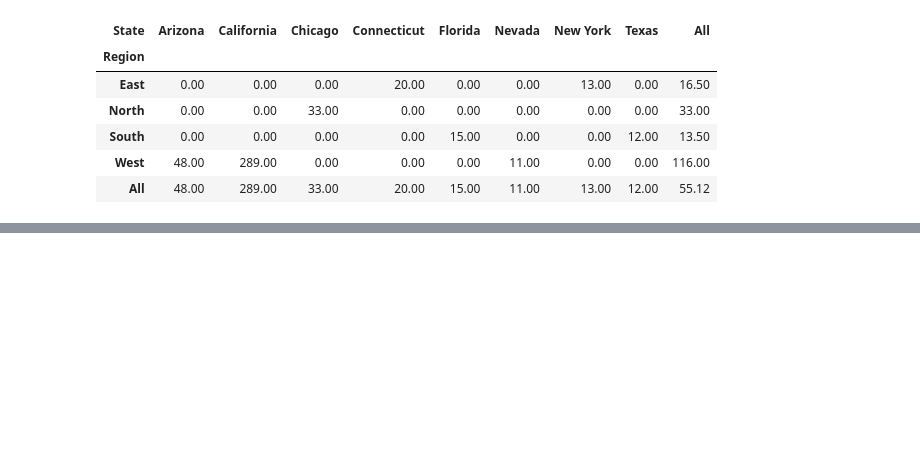
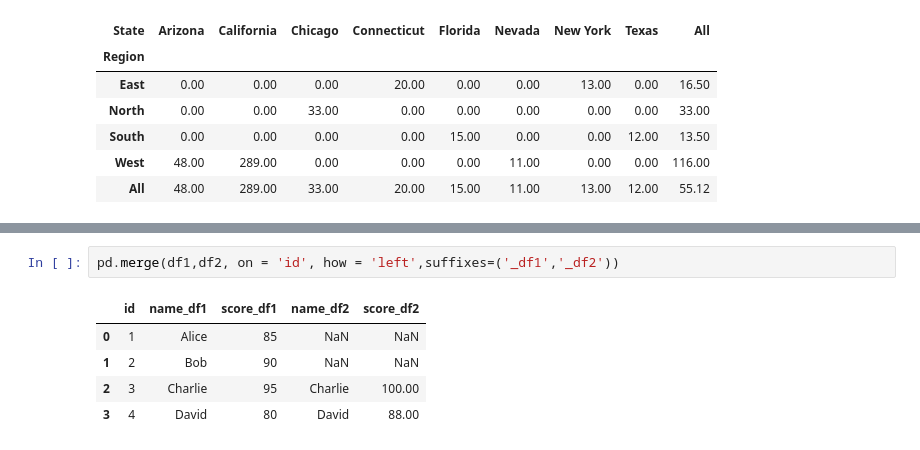
Before and after one commit to aishwarya-12/Anaconda_pratice, a Jupyter notebook: pandas_practice.ipynb, the cells around one changed output, grey strips where cells are left out. Drawn from its saved outputs; the diff is of its cells as text; blank space fills up the shorter version.

```diff
--- a/pandas_practice.ipynb
+++ b/pandas_practice.ipynb
@@ -554,0 +597,8 @@ pd.pivot_table(
+# %%
+pd.merge(df1,df2, on = 'id', how = 'left',suffixes=('_df1','_df2'))
+# %% [output]
+|  | id | name_df1 | score_df1 | name_df2 | score_df2 |
+| 0 | 1 | Alice | 85 | NaN | NaN |
+| 1 | 2 | Bob | 90 | NaN | NaN |
+| 2 | 3 | Charlie | 95 | Charlie | 100.00 |
+| 3 | 4 | David | 80 | David | 88.00 |
```
Also changed, not shown: parts of 29 cells of this notebook.
